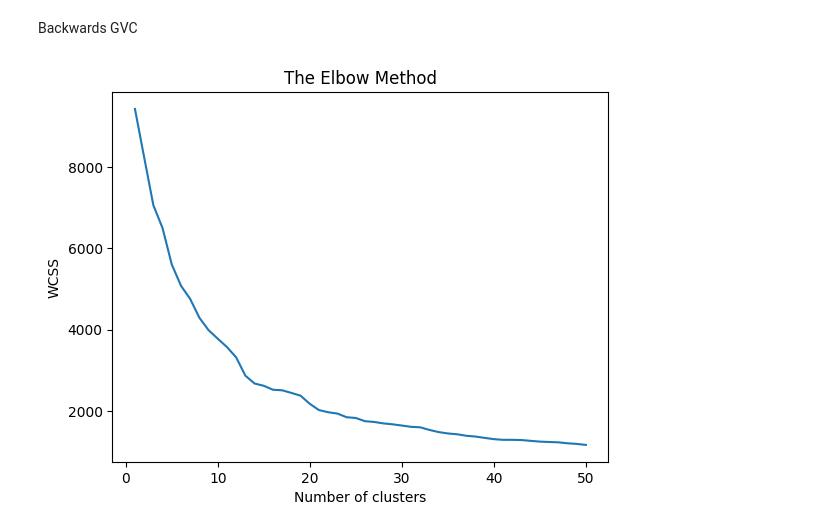
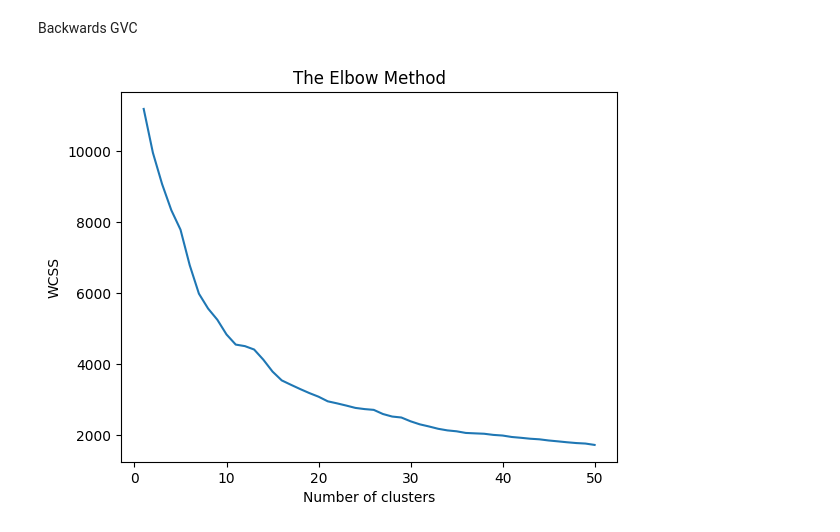
Before and after one commit to JanetYing/ECMA31350_Project, a Jupyter notebook: code/clustering/clustering_code.ipynb, the cells around one changed output. Saved outputs shown, nothing was run; the diff lists cells and outputs as text; code cells hidden in the pictures.

```diff
--- a/code/clustering/clustering_code.ipynb
+++ b/code/clustering/clustering_code.ipynb
@@ -195,9 +195,9 @@ Forward GVC
 # Load the data
 data = pd.read_csv('../../data/combined_data/gvcofp_data.csv')
 # Drop rows with missing values in any of the columns used in the regression
-columns_to_check = ['onset2COWCS', 'decade', 'logpopdens_diff',
+columns_to_check = ['milexp_pergdpSIPRI', 'decade', 'logpopdens_diff',
                     'ecgrowth_demeaned', 'democracy_diff',
-                    'oilreserves', 'logmountain', 'ethnic_fractionalization', 'trans_outp_p']
+                    'logmountain', 'ethnic_fractionalization', 'trans_outp_p']
 # Replace infinite values with NaN
 data[columns_to_check] = data[columns_to_check].replace([np.inf, -np.inf], np.nan)
 
@@ -210,7 +210,7 @@ Elbow
 # %%
 
 # relevant variables
-features = data[['s6', 'onset2COWCS', 'decade', 'logpopdens_diff' , 'ecgrowth_demeaned', 'democracy_diff',
+features = data[['s6', 'milexp_pergdpSIPRI', 'decade', 'logpopdens_diff' , 'ecgrowth_demeaned', 'democracy_diff',
                  'logmountain', 'ethnic_fractionalization']]
 
 # Normalize the features
@@ -219,13 +219,13 @@ features_scaled = scaler.fit_transform(features)
 
 # Calculating WCSS for a range of number of clusters
 wcss = []
-for i in range(1, 21):  # Testing 1 to 10 clusters
+for i in range(1, 51):  # Testing 1 to 10 clusters
     kmeans = KMeans(n_clusters=i, init='k-means++', random_state=42)
     kmeans.fit(features_scaled)
     wcss.append(kmeans.inertia_)
 
 # Plotting the results to observe 'The Elbow'
-plt.plot(range(1, 21), wcss)
+plt.plot(range(1, 51), wcss)
 plt.title('The Elbow Method')
 plt.xlabel('Number of clusters')
 plt.ylabel('WCSS')
@@ -235,3 +235,3 @@ plt.show()
 # %%
-kmeans = KMeans(n_clusters=7, random_state=0)
+kmeans = KMeans(n_clusters=20, random_state=0)
 data['Cluster'] = kmeans.fit_predict(features_scaled)
@@ -313,9 +294,9 @@ Backwards GVC
 # Load the data
 data = pd.read_csv('../../data/combined_data/gvcobp_data.csv')
 # Drop rows with missing values in any of the columns used in the regression
-columns_to_check = ['onset2COWCS', 'decade', 'logpopdens_diff',
+columns_to_check = ['milexp_pergdpSIPRI', 'decade', 'logpopdens_diff',
                     'ecgrowth_demeaned', 'democracy_diff',
-                    'oilreserves', 'logmountain', 'ethnic_fractionalization', 'trans_outp_p']
+                    'logmountain', 'ethnic_fractionalization', 'trans_outp_p']
 # Replace infinite values with NaN
 data[columns_to_check] = data[columns_to_check].replace([np.inf, -np.inf], np.nan)
 
@@ -326,26 +307,26 @@ data = data.set_index(['country', 't'])
 # %%
 
 # relevant variables
-features = data[['s6', 'onset2COWCS', 'decade', 'logpopdens_diff' , 'ecgrowth_demeaned', 'democracy_diff',
+features = data[['s6', 'milexp_pergdpSIPRI', 'decade', 'logpopdens_diff' , 'ecgrowth_demeaned', 'democracy_diff',
                  'logmountain', 'ethnic_fractionalization']]
 
 # Normalize the features
 scaler = StandardScaler()
 features_scaled = scaler.fit_transform(features)
 
 # Calculating WCSS for a range of number of clusters
 wcss = []
 for i in range(1,51):  # Testing 1 to 10 clusters
     kmeans = KMeans(n_clusters=i, init='k-means++', random_state=42)
     kmeans.fit(features_scaled)
     wcss.append(kmeans.inertia_)
 
 # Plotting the results to observe 'The Elbow'
 plt.plot(range(1, 51), wcss)
 plt.title('The Elbow Method')
 plt.xlabel('Number of clusters')
 plt.ylabel('WCSS')
 plt.show()
 # %% [output]
-[figure, old version]
+[figure, new version]
 # %%
```
Also changed, not shown: parts of 19 cells of this notebook, 3 other files.
